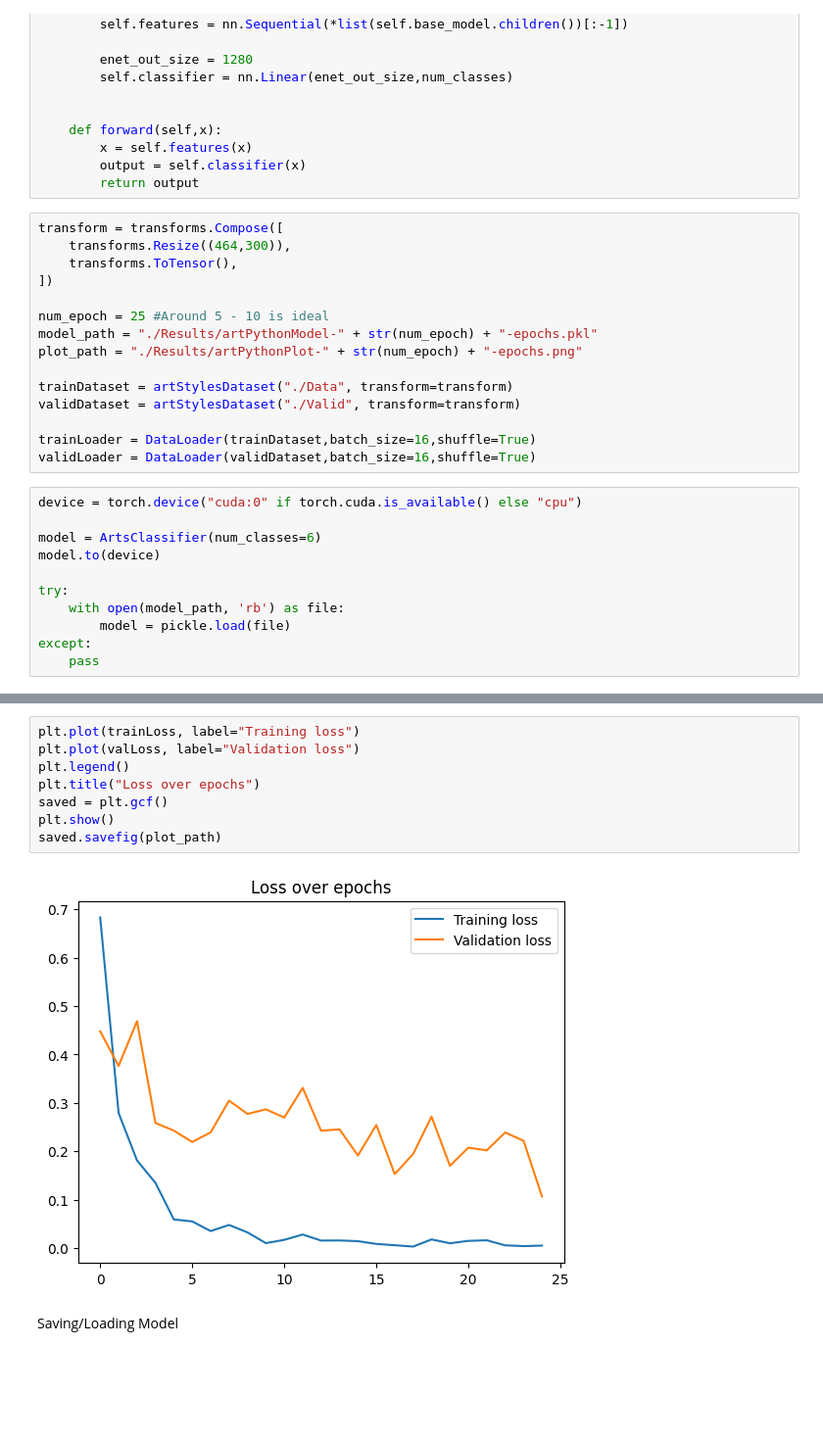
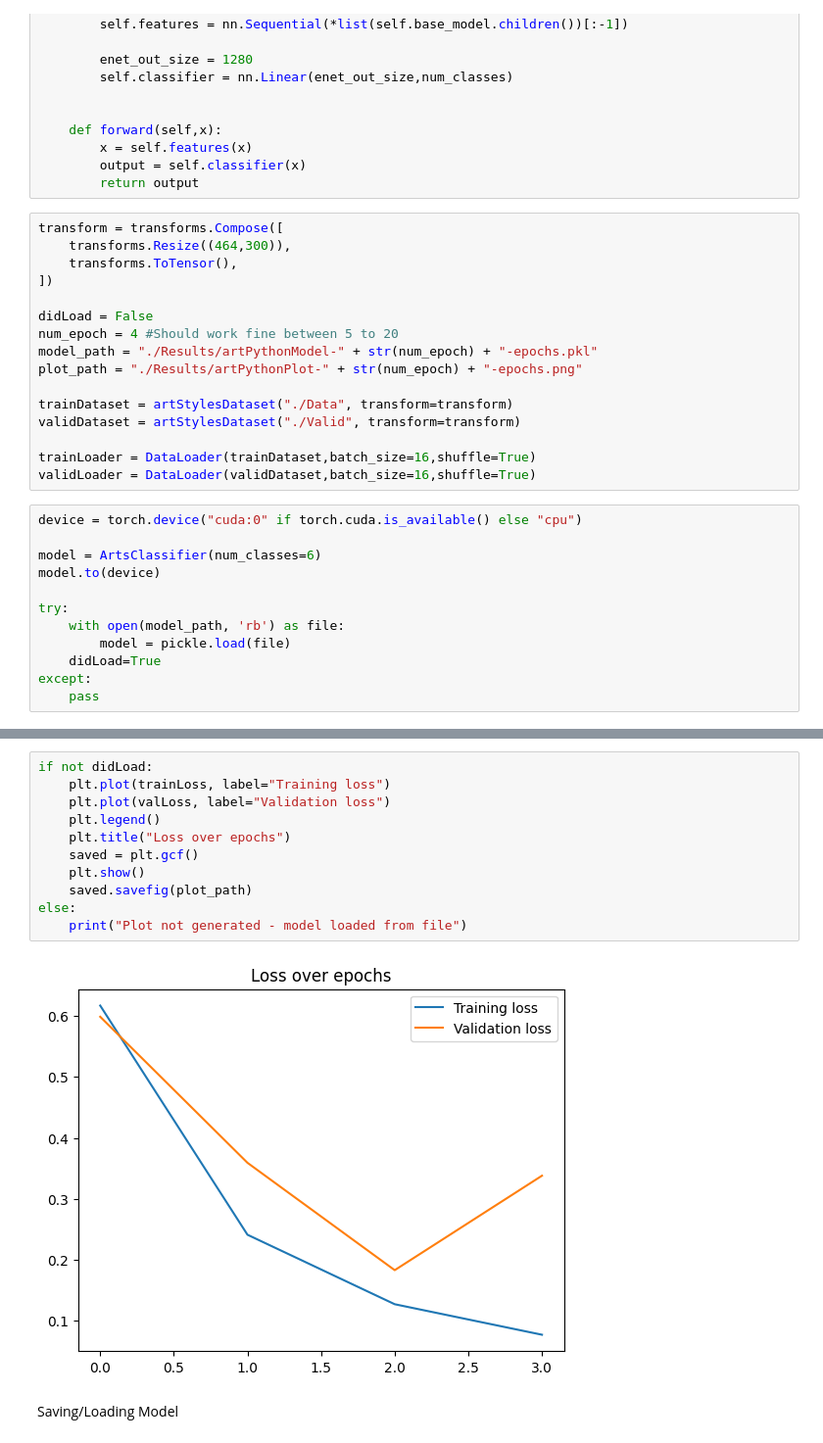
Before and after one commit to Artmansky/artPython, a Jupyter notebook: artPython.ipynb, the cells around one changed output, grey strips where cells are left out. Shown: that part at 98% size. Drawn from its saved outputs; the diff is of its cells as text; blank space fills up the shorter version.

```diff
--- a/artPython.ipynb
+++ b/artPython.ipynb
@@ -49,7 +49,8 @@ transform = transforms.Compose([
     transforms.ToTensor(),
 ])
 
-num_epoch = 25 #Around 5 - 10 is ideal
+didLoad = False
+num_epoch = 4 #Should work fine between 5 to 20
 model_path = "./Results/artPythonModel-" + str(num_epoch) + "-epochs.pkl"
 plot_path = "./Results/artPythonPlot-" + str(num_epoch) + "-epochs.png"
 
@@ -67,6 +68,7 @@ model.to(device)
 try:
     with open(model_path, 'rb') as file:
         model = pickle.load(file)
+    didLoad=True
 except:
     pass
 # %%
@@ -118,13 +115,16 @@ Epoch 11/25 - Train loss: 0.017199349218071334, Validation loss: 0.2698912674155
 # %%
-plt.plot(trainLoss, label="Training loss")
-plt.plot(valLoss, label="Validation loss")
-plt.legend()
-plt.title("Loss over epochs")
-saved = plt.gcf()
-plt.show()
-saved.savefig(plot_path)
+if not didLoad:
+    plt.plot(trainLoss, label="Training loss")
+    plt.plot(valLoss, label="Validation loss")
+    plt.legend()
+    plt.title("Loss over epochs")
+    saved = plt.gcf()
+    plt.show()
+    saved.savefig(plot_path)
+else:
+    print("Plot not generated - model loaded from file")
 # %% [output]
-[figure, old version]
+[figure, new version]
 # %% [markdown]
 Saving/Loading Model
 # %%
```
Also changed, not shown: parts of 3 cells of this notebook.
